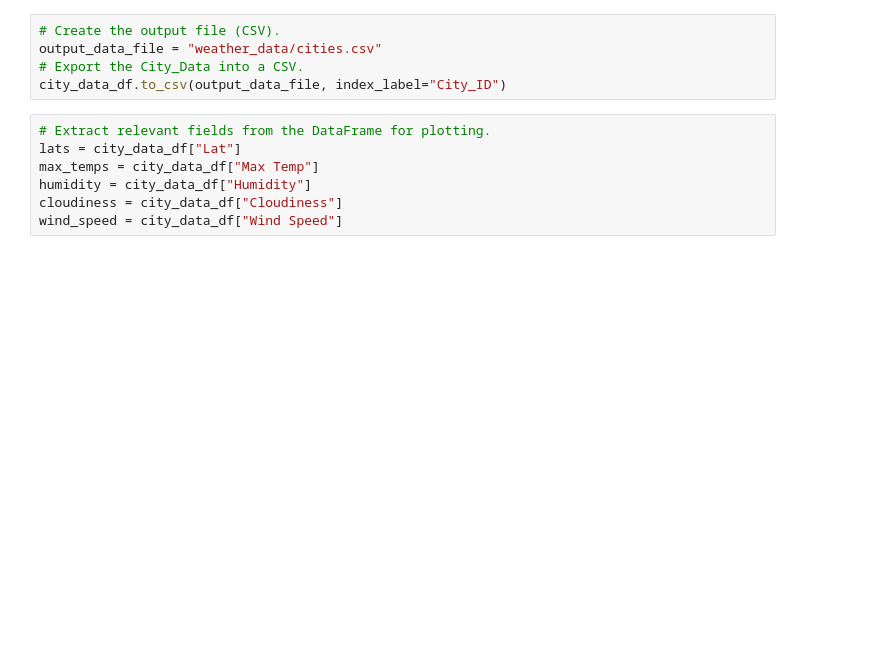
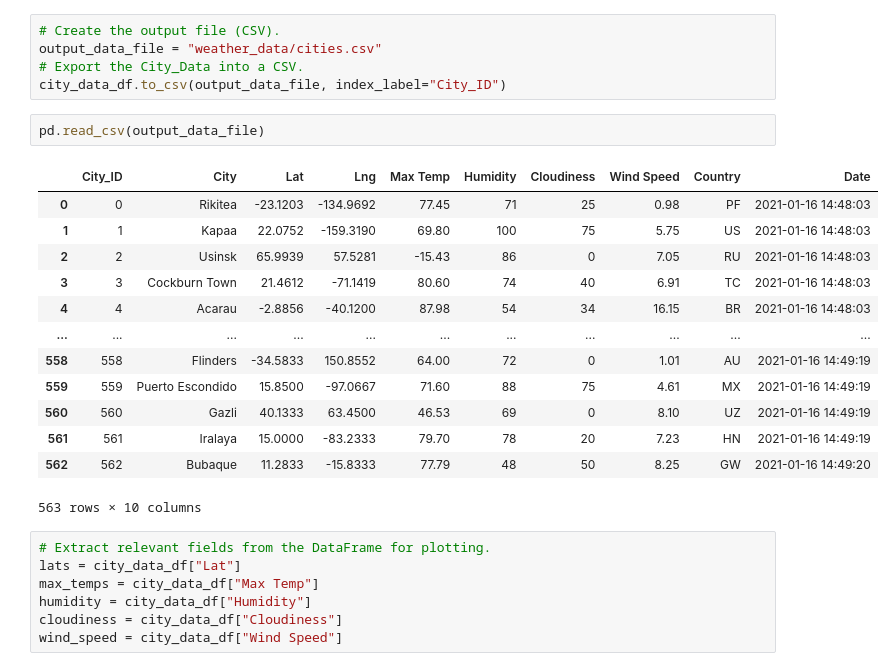
Before and after one commit to assaci/World_Weather_Analysis, a Jupyter notebook: WeatherPy.ipynb, the cells around one changed output. Cells and saved outputs as stored; diff of their text form; blank space fills up the shorter version.

```diff
--- a/WeatherPy.ipynb
+++ b/WeatherPy.ipynb
@@ -159,6 +156,22 @@ df
 output_data_file = "weather_data/cities.csv"
 # Export the City_Data into a CSV.
 city_data_df.to_csv(output_data_file, index_label="City_ID")
+# %%
+pd.read_csv(output_data_file)
+# %% [output]
+|  | City_ID | City | Lat | Lng | Max Temp | Humidity | Cloudiness | Wind Speed | Country | Date |
+| 0 | 0 | Rikitea | -23.1203 | -134.9692 | 77.45 | 71 | 25 | 0.98 | PF | 2021-01-16 14:48:03 |
+| 1 | 1 | Kapaa | 22.0752 | -159.3190 | 69.80 | 100 | 75 | 5.75 | US | 2021-01-16 14:48:03 |
+| 2 | 2 | Usinsk | 65.9939 | 57.5281 | -15.43 | 86 | 0 | 7.05 | RU | 2021-01-16 14:48:03 |
+| 3 | 3 | Cockburn Town | 21.4612 | -71.1419 | 80.60 | 74 | 40 | 6.91 | TC | 2021-01-16 14:48:03 |
+| 4 | 4 | Acarau | -2.8856 | -40.1200 | 87.98 | 54 | 34 | 16.15 | BR | 2021-01-16 14:48:03 |
+| ... | ... | ... | ... | ... | ... | ... | ... | ... | ... | ... |
+| 558 | 558 | Flinders | -34.5833 | 150.8552 | 64.00 | 72 | 0 | 1.01 | AU | 2021-01-16 14:49:19 |
+| 559 | 559 | Puerto Escondido | 15.8500 | -97.0667 | 71.60 | 88 | 75 | 4.61 | MX | 2021-01-16 14:49:19 |
+| 560 | 560 | Gazli | 40.1333 | 63.4500 | 46.53 | 69 | 0 | 8.10 | UZ | 2021-01-16 14:49:19 |
+| 561 | 561 | Iralaya | 15.0000 | -83.2333 | 79.70 | 78 | 20 | 7.23 | HN | 2021-01-16 14:49:19 |
+| 562 | 562 | Bubaque | 11.2833 | -15.8333 | 77.79 | 48 | 50 | 8.25 | GW | 2021-01-16 14:49:20 |
+563 rows × 10 columns
 # %%
 # Extract relevant fields from the DataFrame for plotting.
 lats = city_data_df["Lat"]
```
Also changed, not shown: parts of 22 cells of this notebook.
